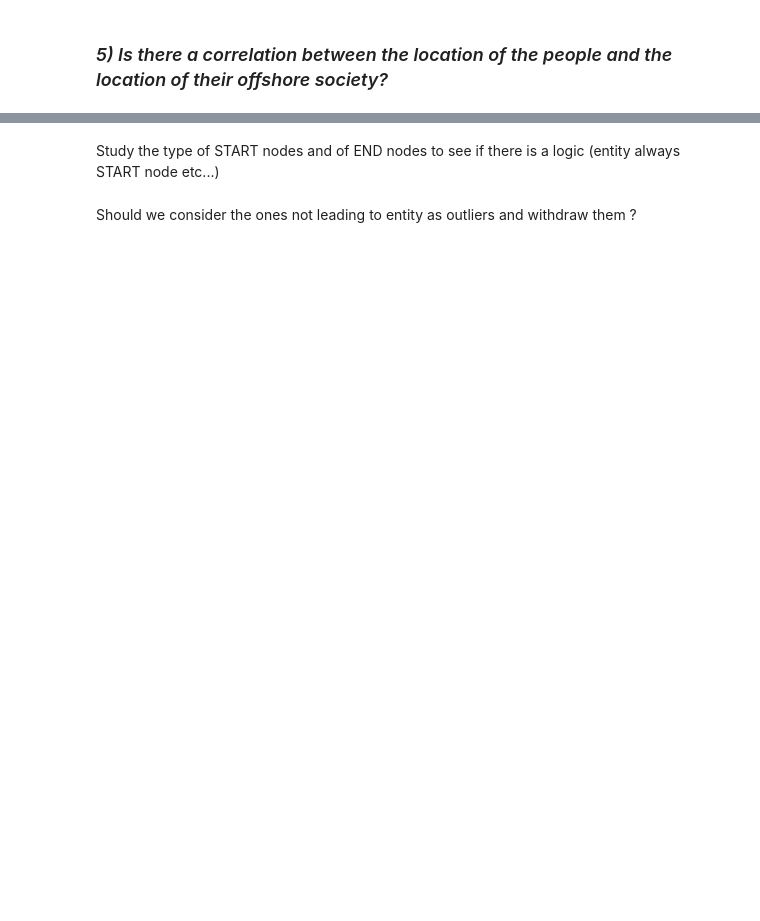
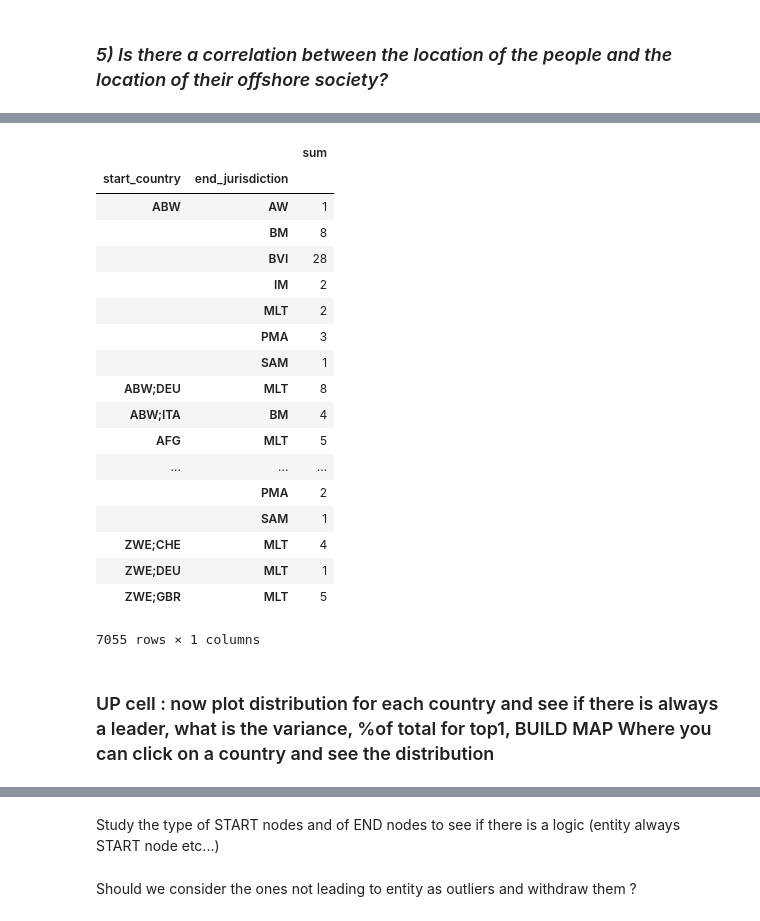
Before and after one commit to yymartin/ADA_Project_Cobra, a Jupyter notebook: Main.ipynb, the cells around one changed output, grey strips where cells are left out. Drawn from its saved outputs; the diff is of its cells as text; code cells hidden in the pictures; blank space fills up the shorter version.

```diff
--- a/Main.ipynb
+++ b/Main.ipynb
@@ -657,2 +636,11 @@ nodes.xs('other', level='type')
+# %%
+mask_diff_start_end_address = (edges_completed['start_country'] != edges_completed['end_country'])
+
+mask_country_notna = (edges_completed['start_country'].notna()) & (edges_completed['end_country'].notna())
+
+mask_officer_to_entity = (edges_completed['start_type'] == 'officer') & (edges_completed['end_type'] == 'entity')
+
+mask_start_loc_notna = (edges_completed['start_country'].notna()) |  (edges_completed['start_jurisdiction'].notna())
+mask_end_loc_notna = (edges_completed['end_country'].notna()) |  (edges_completed['end_jurisdiction'].notna())
 # %% [markdown]
 ### *2) Do people that are related to one offshore account tend to be related to many more? In other words, is it more likely to have another account once you already have one, than it is to have at least one account?*
@@ -673,0 +678,3 @@ edges_completed[(edges_completed['start_country'] != edges_completed['end_countr
+# %%
+edges_q5 = edges_completed[mask_officer_to_entity & mask_start_loc_notna & mask_end_loc_notna][['start_country', 'end_jurisdiction']]
+edges_q5['sum'] = 1
@@ -674,3 +688,27 @@ edges_completed[(edges_completed['start_country'] != edges_completed['end_countr
+# %%
+edges_q5.groupby(['start_country', 'end_jurisdiction']).sum()
+# %% [output]
+|  |  | sum |
+| start_country | end_jurisdiction |  |
+| ABW | AW | 1 |
+|  | BM | 8 |
+|  | BVI | 28 |
+|  | IM | 2 |
+|  | MLT | 2 |
+|  | PMA | 3 |
+|  | SAM | 1 |
+| ABW;DEU | MLT | 8 |
+| ABW;ITA | BM | 4 |
+| AFG | MLT | 5 |
+| ... | ... | ... |
+|  | PMA | 2 |
+|  | SAM | 1 |
+| ZWE;CHE | MLT | 4 |
+| ZWE;DEU | MLT | 1 |
+| ZWE;GBR | MLT | 5 |
+7055 rows × 1 columns
+# %% [markdown]
+### UP cell : now plot distribution for each country and see if there is always a leader, what is the variance, %of total for top1, BUILD MAP Where you can click on a country and see the distribution
 # %%
 edges_completed[(edges_completed['start_jurisdiction'] != edges_completed['end_jurisdiction']) \
                & (edges_completed['start_jurisdiction'].notna()) & ((edges_completed['end_jurisdiction'].notna()))]\
```
Also changed, not shown: parts of 20 cells of this notebook.
